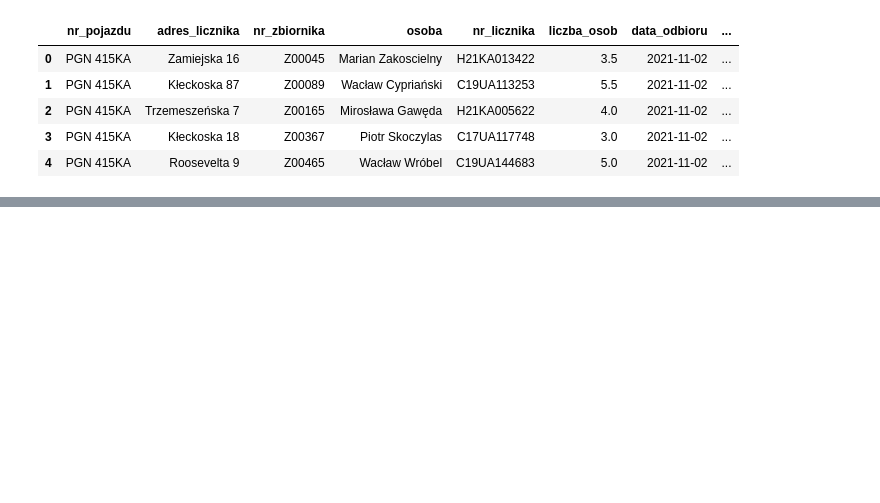
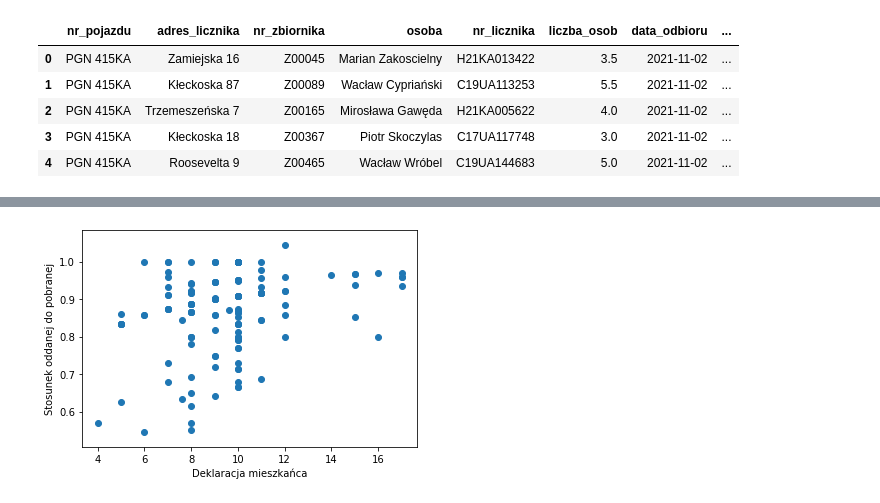
Before and after one commit to hackathonteam/klimaton_back, a Jupyter notebook: merger.ipynb, the cells around one changed output, grey strips where cells are left out. Cells and saved outputs as stored; diff of their text form; code cells hidden in the pictures; blank space fills up the shorter version.

```diff
--- a/merger.ipynb
+++ b/merger.ipynb
@@ -189,0 +158,7 @@ KeyboardInterrupt:
+# %%
+plt.scatter(df['deklaracja_mieszkaniec'], df['st_oddanej_do_pobranej'])
+plt.xlabel("Deklaracja mieszkańca")
+plt.ylabel("Stosunek oddanej do pobranej")
+plt.show()
+# %% [output]
+[figure, added]
```
Also changed, not shown: parts of 11 cells of this notebook.
